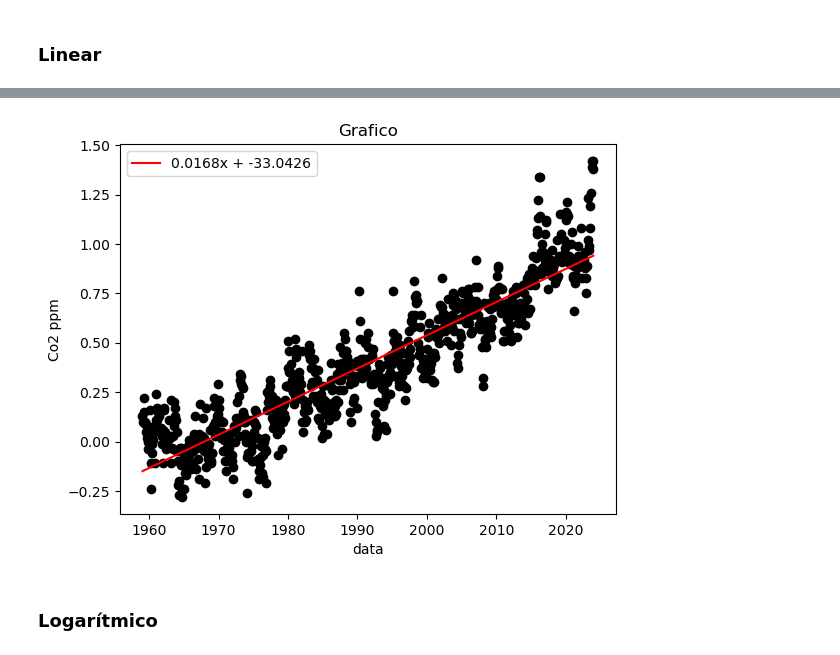
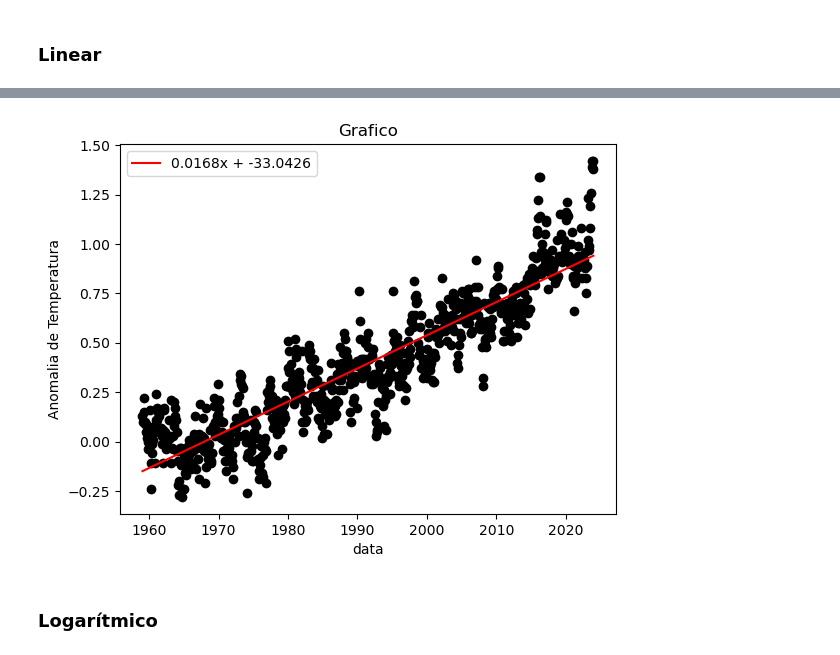
Before and after one commit to Joaof14/Clima_MMQ, a Jupyter notebook: MMQ_statsModel.ipynb, the cells around one changed output, grey strips where cells are left out. Saved outputs shown, nothing was run; the diff lists cells and outputs as text; code cells hidden in the pictures.

```diff
--- a/MMQ_statsModel.ipynb
+++ b/MMQ_statsModel.ipynb
@@ -241,9 +241,9 @@ strong multicollinearity or other numerical problems.
 # %%
 #Equação e Gráfico
 equacaolabel = f'{round(res.params[1],4)}x + {round(res.params[0],4)}'
-plotgrafico('data', 'Co2 ppm', equacaolabel, res.fittedvalues )
+plotgrafico('data', 'Anomalia de Temperatura', equacaolabel, res.fittedvalues )
 # %% [output]
-[figure, old version]
+[figure, new version]
 # %% [markdown]
 ### Logarítmico
 # %%
```
Also changed, not shown: parts of 25 cells of this notebook.
